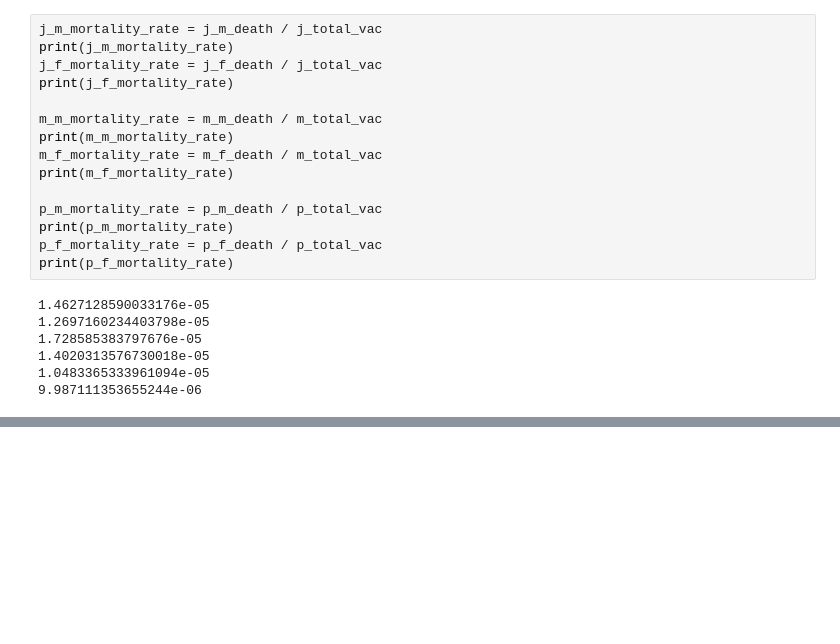
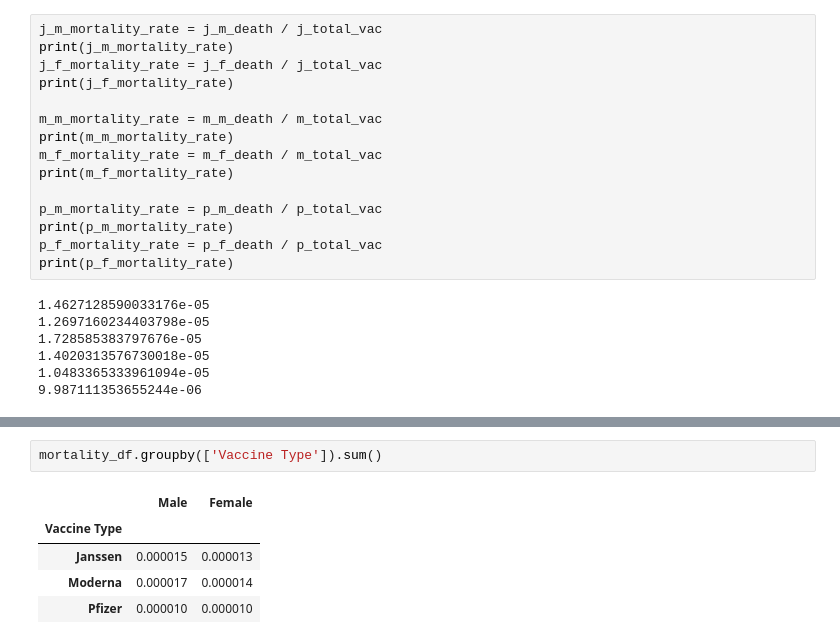
Before and after one commit to DataTortuga/COVID19-Vaccine-Analysis, a Jupyter notebook: Data_Cleaning/COVID19_VACCINE_ADMIN.ipynb, the cells around one changed output, grey strips where cells are left out. Saved outputs shown, nothing was run; the diff lists cells and outputs as text; blank space fills up the shorter version.

```diff
--- a/Data_Cleaning/COVID19_VACCINE_ADMIN.ipynb
+++ b/Data_Cleaning/COVID19_VACCINE_ADMIN.ipynb
@@ -231,0 +258,8 @@ print(p_f_mortality_rate)
+# %%
+mortality_df.groupby(['Vaccine Type']).sum()
+# %% [output]
+|  | Male | Female |
+| Vaccine Type |  |  |
+| Janssen | 0.000015 | 0.000013 |
+| Moderna | 0.000017 | 0.000014 |
+| Pfizer | 0.000010 | 0.000010 |
```
Also changed, not shown: parts of 4 cells of this notebook.
